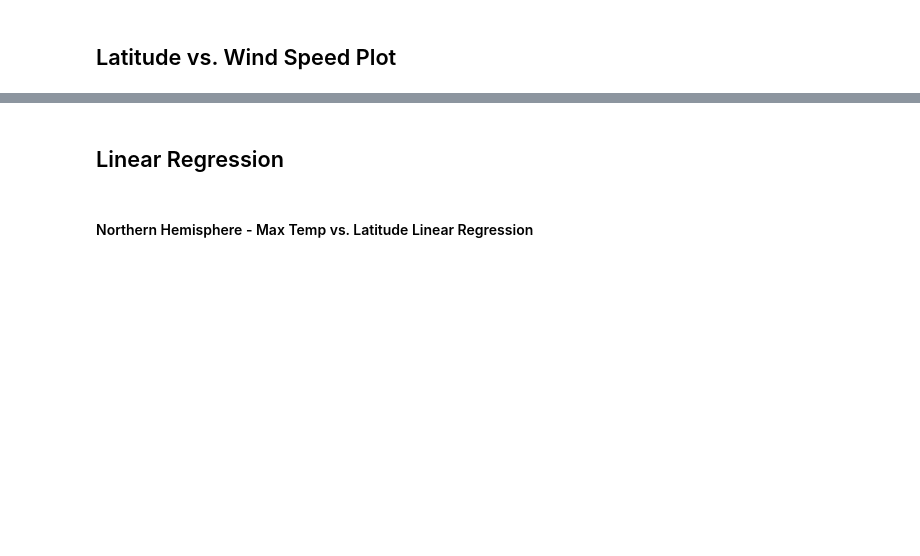
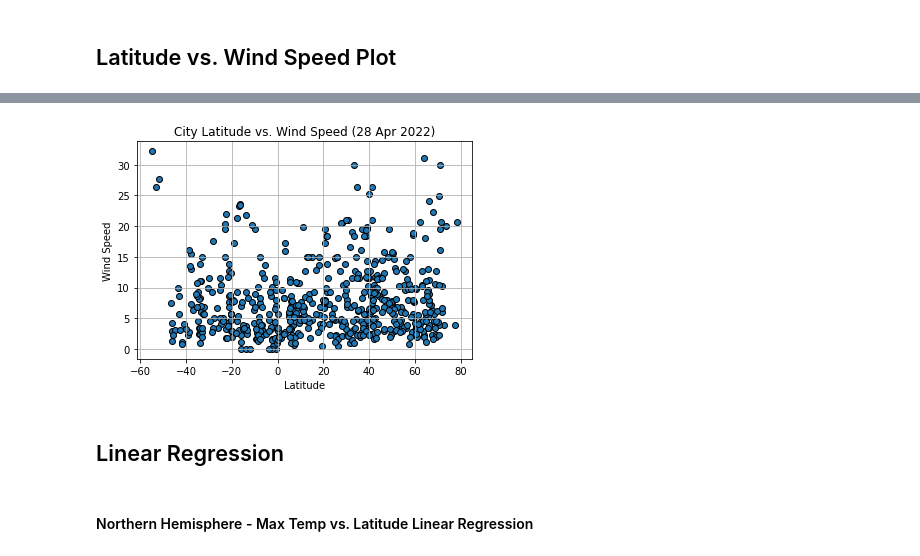
Before and after one commit to RL-Lane/python-api-challenge, a Jupyter notebook: WeatherPy.ipynb, the cells around one changed output, grey strips where cells are left out. Cells and saved outputs as stored; diff of their text form; code cells hidden in the pictures; blank space fills up the shorter version.

```diff
--- a/WeatherPy.ipynb
+++ b/WeatherPy.ipynb
@@ -239,3 +243,12 @@ Int64Index([], dtype='int64')
+# %%
+plt.scatter(cities_cleaned_df['Lat'], cities_cleaned_df['Wind Speed'], marker = 'o', edgecolors='black')
+plt.xlabel('Latitude')
+plt.ylabel('Wind Speed')
+plt.title("City Latitude vs. Wind Speed (28 Apr 2022)")
+plt.grid()
+plt.show()
+# %% [output]
+[figure, added]
 # %% [markdown]
 ## Linear Regression
 # %% [markdown]
```
Also changed, not shown: parts of 30 cells of this notebook, 20 other files.
